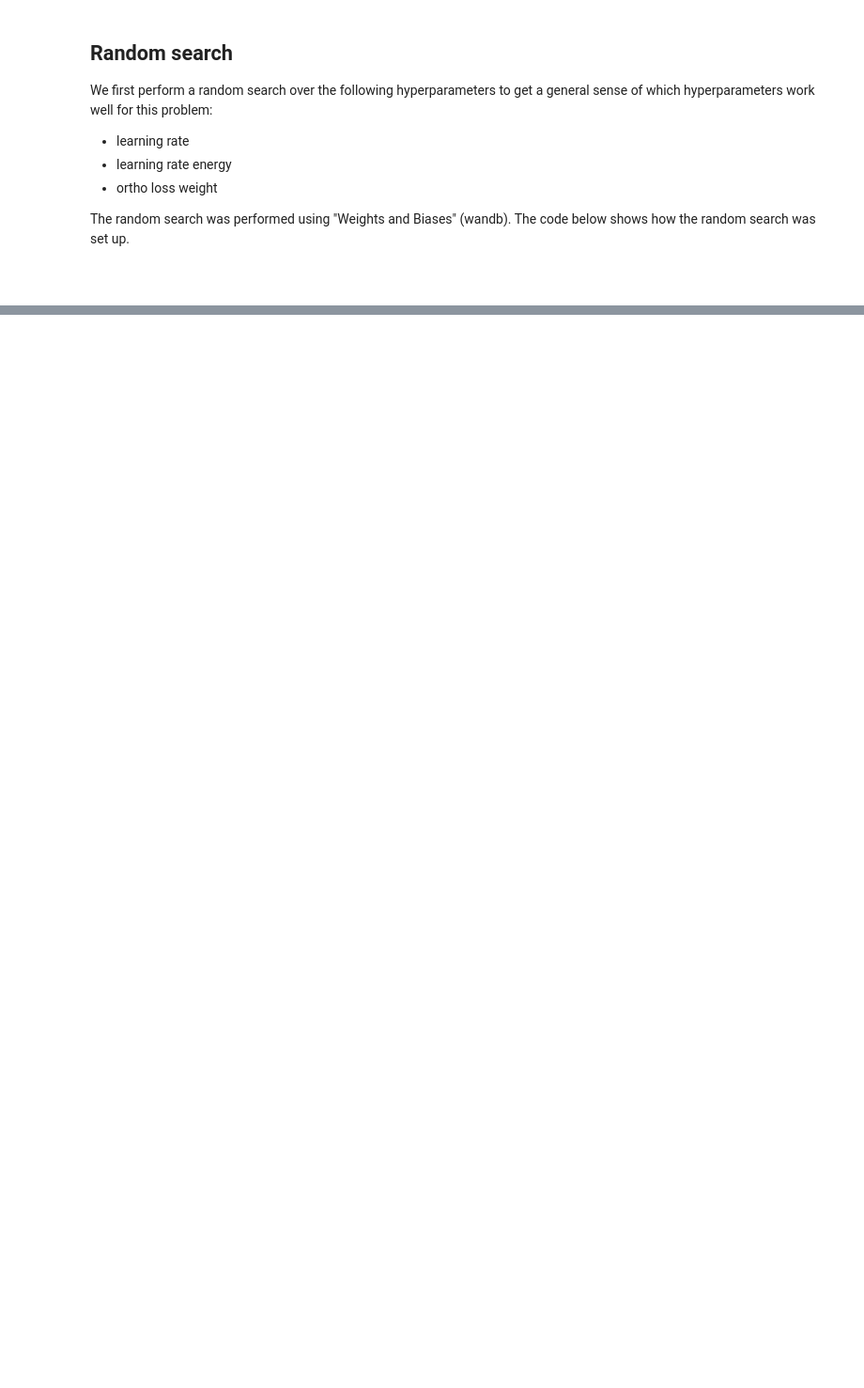
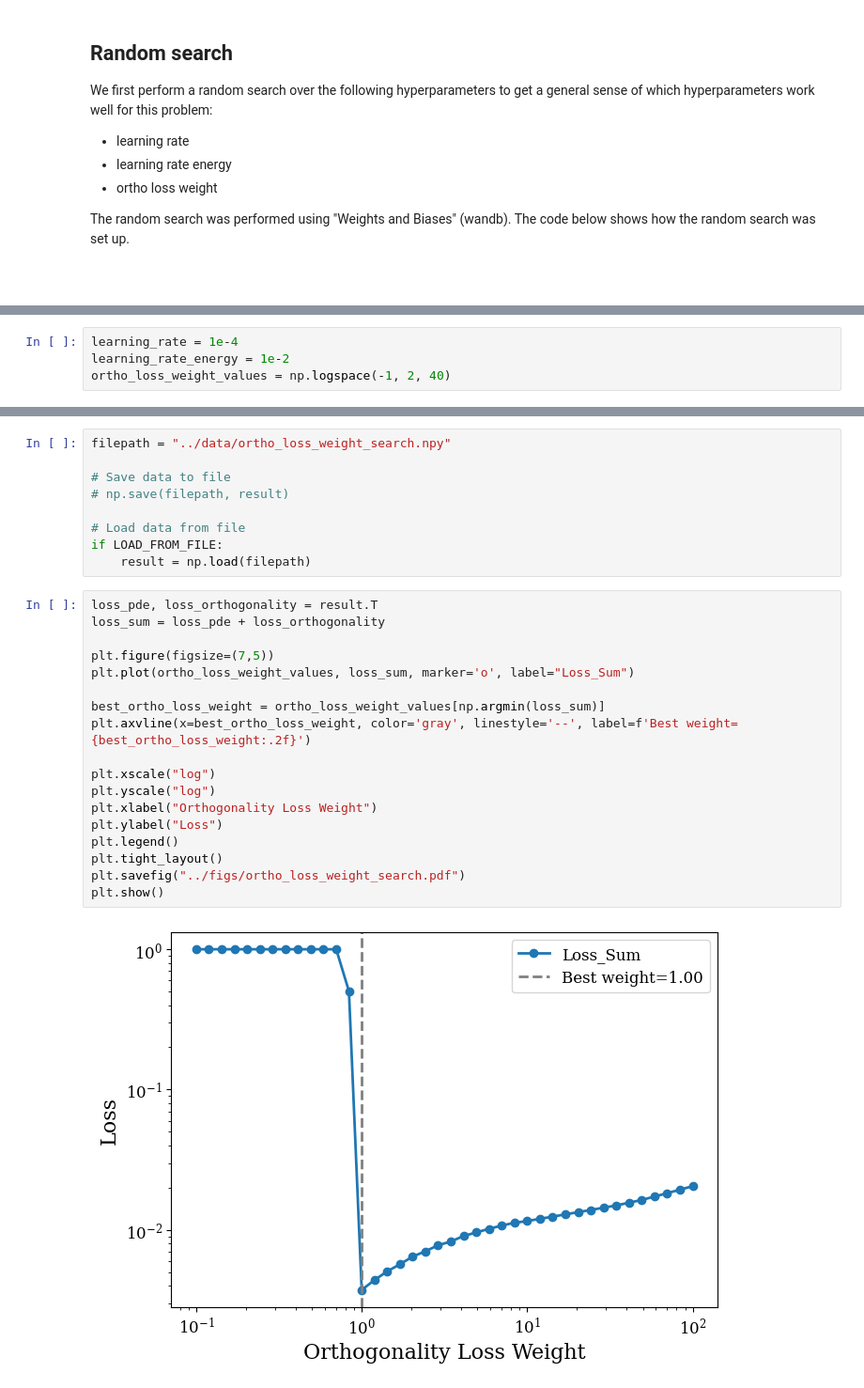
Before and after one commit to fredeco-gh/FYS-STK3155_Project3, a Jupyter notebook: src/param_search.ipynb, the cells around one changed output, grey strips where cells are left out. Shown at 94% size. Drawn from its saved outputs; the diff is of its cells as text; blank space fills up the shorter version.

```diff
--- a/src/param_search.ipynb
+++ b/src/param_search.ipynb
@@ -206,3 +224,7 @@ We set
 
 which both are within the filter used above.
+# %%
+learning_rate = 1e-4
+learning_rate_energy = 1e-2
+ortho_loss_weight_values = np.logspace(-1, 2, 40)
 # %%
@@ -246,0 +256,29 @@ Running combination 2/20
+# %%
+filepath = "../data/ortho_loss_weight_search.npy"
+
+# Save data to file
+# np.save(filepath, result)
+
+# Load data from file
+if LOAD_FROM_FILE:
+    result = np.load(filepath)
+# %%
+loss_pde, loss_orthogonality = result.T
+loss_sum = loss_pde + loss_orthogonality
+
+plt.figure(figsize=(7,5))
+plt.plot(ortho_loss_weight_values, loss_sum, marker='o', label="Loss_Sum")
+
+best_ortho_loss_weight = ortho_loss_weight_values[np.argmin(loss_sum)]
+plt.axvline(x=best_ortho_loss_weight, color='gray', linestyle='--', label=f'Best weight={best_ortho_loss_weight:.2f}')
+
+plt.xscale("log")
+plt.yscale("log")
+plt.xlabel("Orthogonality Loss Weight")
+plt.ylabel("Loss")
+plt.legend()
+plt.tight_layout()
+plt.savefig("../figs/ortho_loss_weight_search.pdf")
+plt.show()
+# %% [output]
+[figure, added]
```
Also changed, not shown: parts of 46 cells of this notebook, 10 other files.
